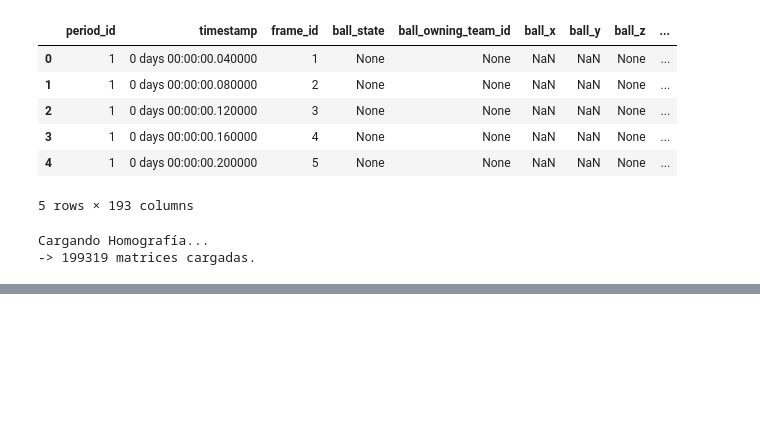
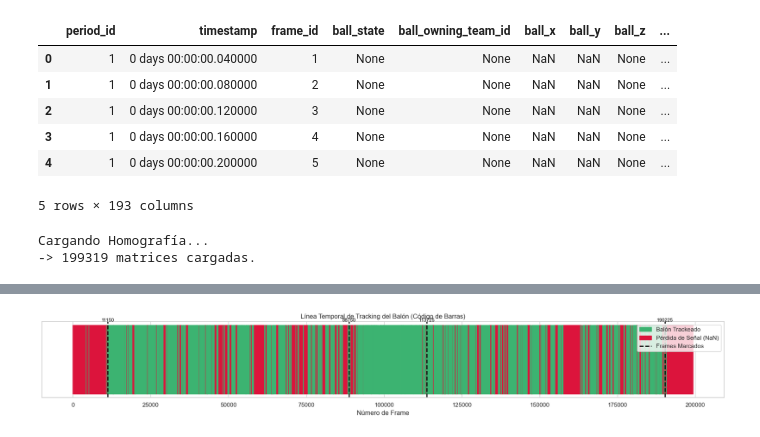
Before and after one commit to nerirulu/more-than-a-hack-2027, a Jupyter notebook: code/1. EDA.ipynb, the cells around one changed output, grey strips where cells are left out. Saved outputs shown, nothing was run; the diff lists cells and outputs as text; code cells hidden in the pictures; blank space fills up the shorter version.

```diff
--- a/code/1. EDA.ipynb
+++ b/code/1. EDA.ipynb
@@ -105,0 +202,56 @@ Cargando Homografía...
+# %%
+import matplotlib.pyplot as plt
+import matplotlib.patches as mpatches
+from matplotlib.lines import Line2D
+
+def linea_temporal_nans(frame_df, col_x='ball_x', lineas_marcadas=None):
+    """
+    Genera un 'código de barras' temporal para visualizar la presencia vs ausencia del balón.
+    Permite añadir líneas verticales indicando frames específicos.
+    """
+    # Identificar dónde es NaN
+    is_nan = frame_df[col_x].isna()
+
+    # Asumimos que el índice del DataFrame es secuencial
+    x_frames = range(len(frame_df))
+
+    plt.figure(figsize=(18, 3))
+
+    # Pintar de rojo los frames donde el balón es NaN
+    plt.fill_between(x_frames, 0, 1, where=is_nan, color='crimson', step='mid')
+
+    # Pintar de verde los frames donde el balón es detectado
+    plt.fill_between(x_frames, 0, 1, where=~is_nan, color='mediumseagreen', step='mid')
+
+    # --- NUEVO: Añadir las líneas verticales para los frames marcados ---
+    if lineas_marcadas is not None:
+        for frame in lineas_marcadas:
+            plt.axvline(x=frame, color='black', linestyle='--', linewidth=2)
+            # Opcional: añadir el número de frame encima de la línea
+            plt.text(frame, 1.05, str(frame), color='black', ha='center', fontsize=9)
+
+    # Formato visual
+    plt.yticks([]) # Ocultar eje Y ya que solo nos interesa la línea temporal
+    plt.xlabel('Número de Frame')
+    plt.title('Línea Temporal de Tracking del Balón (Código de Barras)')
+
+    # Leyenda personalizada
+    handles = [
+        mpatches.Patch(color='mediumseagreen', label='Balón Trackeado'),
+        mpatches.Patch(color='crimson', label='Pérdida de Señal (NaN)')
+    ]
+
+    # Si hay marcas, añadimos la representación a la leyenda
+    if lineas_marcadas is not None:
+        handles.append(Line2D([0], [0], color='black', linewidth=2, linestyle='--', label='Frames Marcados'))
+
+    plt.legend(handles=handles, loc='upper right')
+
+    plt.tight_layout()
+    plt.show()
+
+# EJECUCIÓN
+frames_importantes = [11150, 88750, 113725, 190225]
+linea_temporal_nans(frame_df, col_x='ball_x', lineas_marcadas=frames_importantes)
+# %% [output]
+[figure, added]
```
Also changed, not shown: parts of 25 cells of this notebook.
